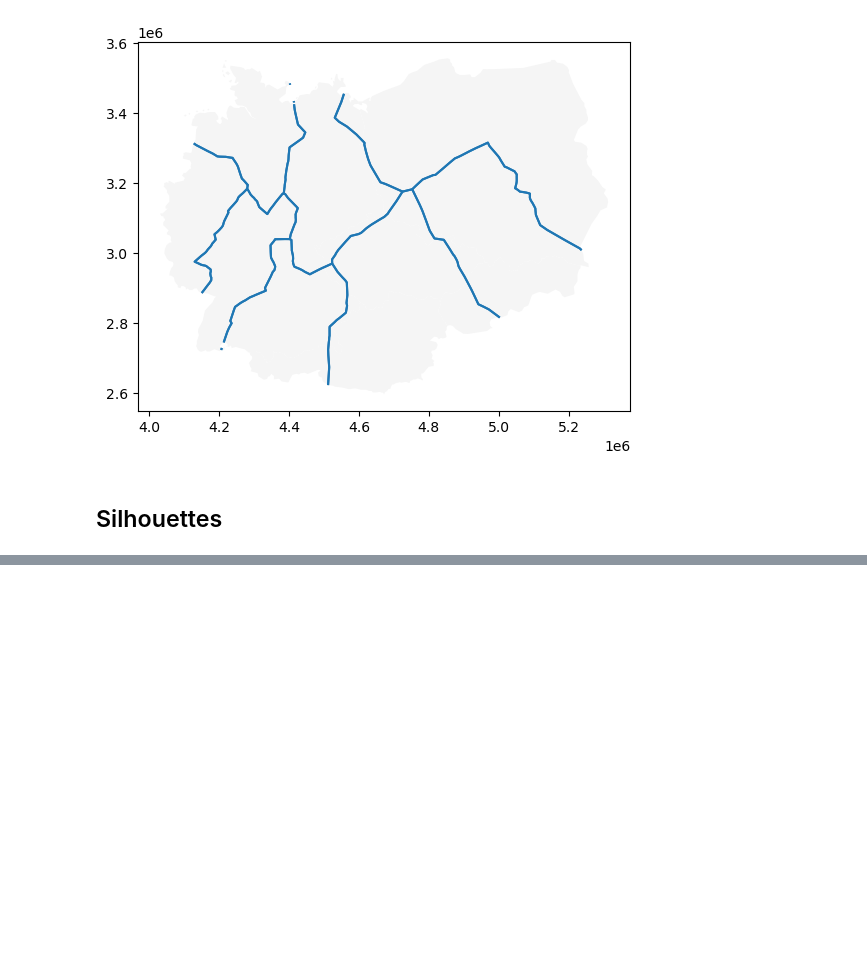
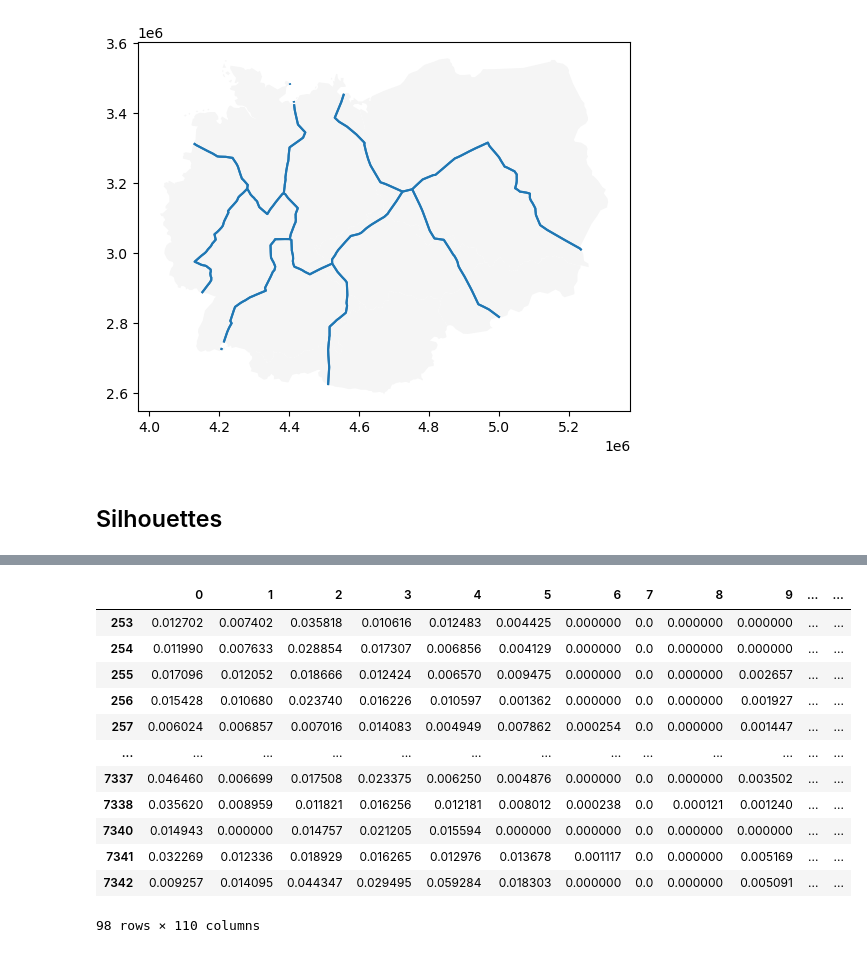
Before and after one commit to uscuni/boundaries_of_change, a Jupyter notebook: code/04_clustering.ipynb, the cells around one changed output, grey strips where cells are left out. Saved outputs shown, nothing was run; the diff lists cells and outputs as text; code cells hidden in the pictures; blank space fills up the shorter version.

```diff
--- a/code/04_clustering.ipynb
+++ b/code/04_clustering.ipynb
@@ -527,0 +531,18 @@ a
+# %%
+new_df = df[clusterer.labels_ > -1]
+# %%
+new_df
+# %% [output]
+|  | 0 | 1 | 2 | 3 | 4 | 5 | 6 | 7 | 8 | 9 | ... | ... |
+| 253 | 0.012702 | 0.007402 | 0.035818 | 0.010616 | 0.012483 | 0.004425 | 0.000000 | 0.0 | 0.000000 | 0.000000 | ... | ... |
+| 254 | 0.011990 | 0.007633 | 0.028854 | 0.017307 | 0.006856 | 0.004129 | 0.000000 | 0.0 | 0.000000 | 0.000000 | ... | ... |
+| 255 | 0.017096 | 0.012052 | 0.018666 | 0.012424 | 0.006570 | 0.009475 | 0.000000 | 0.0 | 0.000000 | 0.002657 | ... | ... |
+| 256 | 0.015428 | 0.010680 | 0.023740 | 0.016226 | 0.010597 | 0.001362 | 0.000000 | 0.0 | 0.000000 | 0.001927 | ... | ... |
+| 257 | 0.006024 | 0.006857 | 0.007016 | 0.014083 | 0.004949 | 0.007862 | 0.000254 | 0.0 | 0.000000 | 0.001447 | ... | ... |
+| ... | ... | ... | ... | ... | ... | ... | ... | ... | ... | ... | ... | ... |
+| 7337 | 0.046460 | 0.006699 | 0.017508 | 0.023375 | 0.006250 | 0.004876 | 0.000000 | 0.0 | 0.000000 | 0.003502 | ... | ... |
+| 7338 | 0.035620 | 0.008959 | 0.011821 | 0.016256 | 0.012181 | 0.008012 | 0.000238 | 0.0 | 0.000121 | 0.001240 | ... | ... |
+| 7340 | 0.014943 | 0.000000 | 0.014757 | 0.021205 | 0.015594 | 0.000000 | 0.000000 | 0.0 | 0.000000 | 0.000000 | ... | ... |
+| 7341 | 0.032269 | 0.012336 | 0.018929 | 0.016265 | 0.012976 | 0.013678 | 0.001117 | 0.0 | 0.000000 | 0.005169 | ... | ... |
+| 7342 | 0.009257 | 0.014095 | 0.044347 | 0.029495 | 0.059284 | 0.018303 | 0.000000 | 0.0 | 0.000000 | 0.005091 | ... | ... |
+98 rows × 110 columns
```
Also changed, not shown: parts of 22 cells of this notebook.
